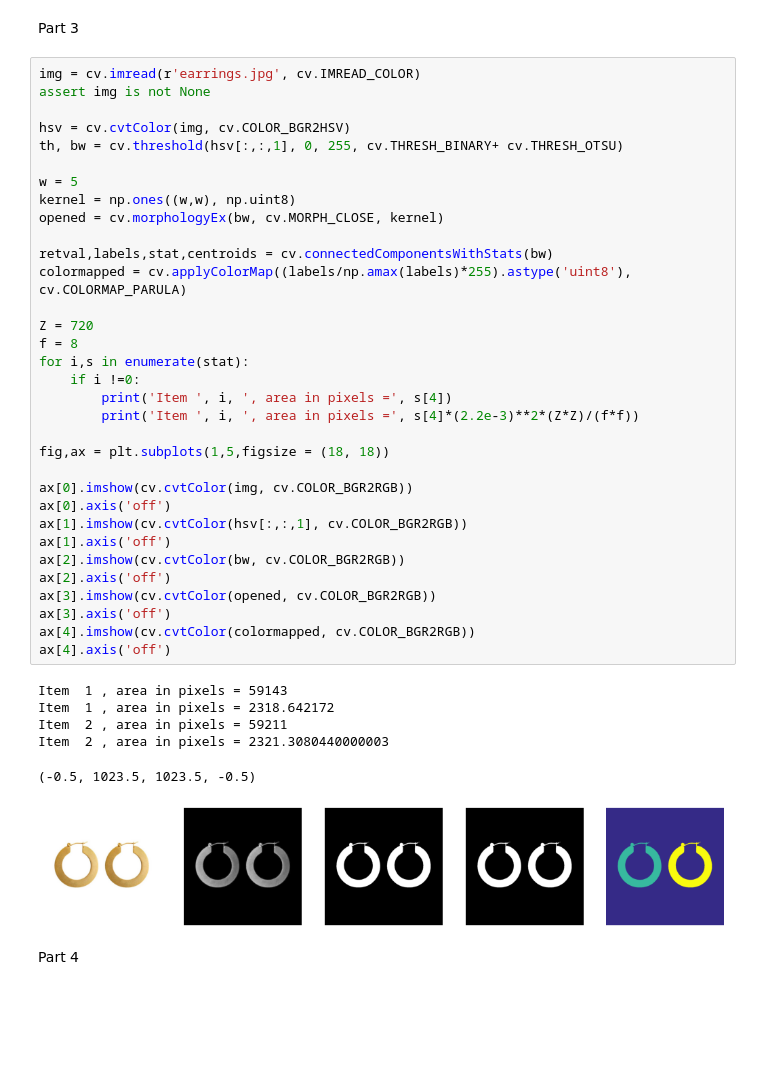
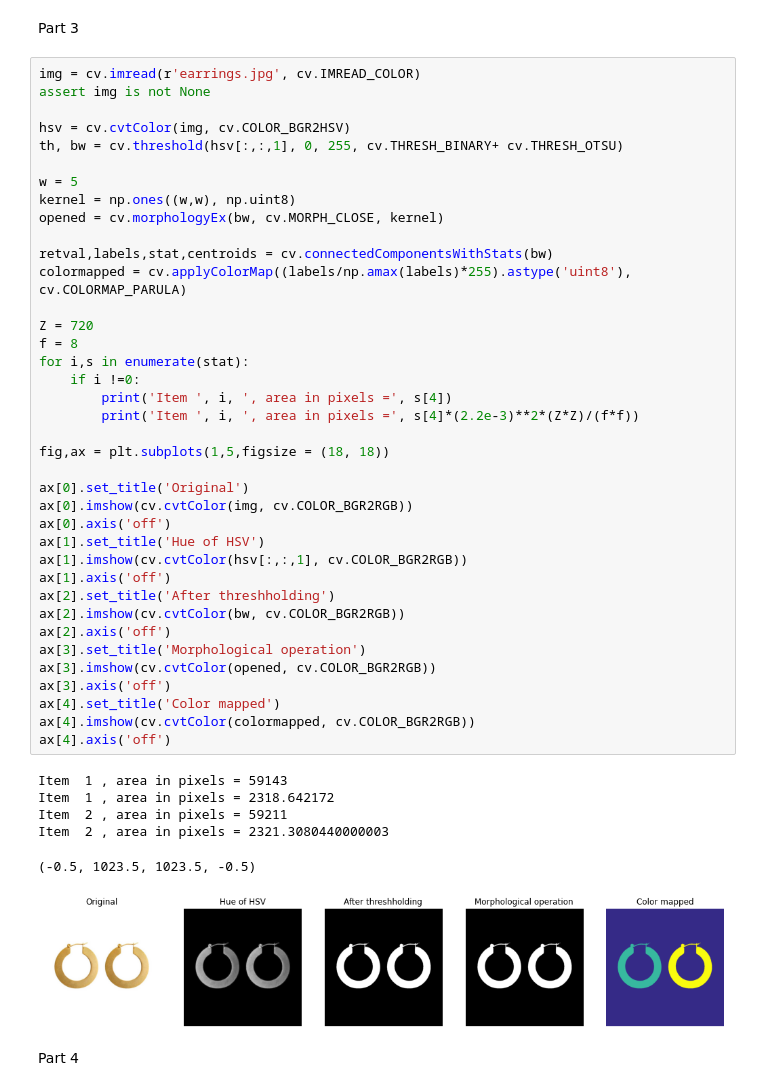
Before and after one commit to SenuriMR/EN2550---Fundamentals-of-Image-Processing-and-Machine-Vision, a Jupyter notebook: Exercise 07/Exercise_07.ipynb, the cells around one changed output. Cells and saved outputs as stored; diff of their text form; blank space fills up the shorter version.

```diff
--- a/Exercise 07/Exercise_07.ipynb
+++ b/Exercise 07/Exercise_07.ipynb
@@ -71,33 +71,38 @@ kernel = np.ones((w,w), np.uint8)
 opened = cv.morphologyEx(bw, cv.MORPH_CLOSE, kernel)
 
 retval,labels,stat,centroids = cv.connectedComponentsWithStats(bw)
 colormapped = cv.applyColorMap((labels/np.amax(labels)*255).astype('uint8'), cv.COLORMAP_PARULA)
 
 Z = 720
 f = 8
 for i,s in enumerate(stat):
     if i !=0:
         print('Item ', i, ', area in pixels =', s[4])
         print('Item ', i, ', area in pixels =', s[4]*(2.2e-3)**2*(Z*Z)/(f*f))
 
 fig,ax = plt.subplots(1,5,figsize = (18, 18))
 
+ax[0].set_title('Original')
 ax[0].imshow(cv.cvtColor(img, cv.COLOR_BGR2RGB))
 ax[0].axis('off')
+ax[1].set_title('Hue of HSV')
 ax[1].imshow(cv.cvtColor(hsv[:,:,1], cv.COLOR_BGR2RGB))
 ax[1].axis('off')
+ax[2].set_title('After threshholding')
 ax[2].imshow(cv.cvtColor(bw, cv.COLOR_BGR2RGB))
 ax[2].axis('off')
+ax[3].set_title('Morphological operation')
 ax[3].imshow(cv.cvtColor(opened, cv.COLOR_BGR2RGB))
 ax[3].axis('off')
+ax[4].set_title('Color mapped')
 ax[4].imshow(cv.cvtColor(colormapped, cv.COLOR_BGR2RGB))
 ax[4].axis('off')
 # %% [output]
 Item  1 , area in pixels = 59143
 Item  1 , area in pixels = 2318.642172
 Item  2 , area in pixels = 59211
 Item  2 , area in pixels = 2321.3080440000003
 (-0.5, 1023.5, 1023.5, -0.5)
-[figure, old version]
+[figure, new version]
 # %% [markdown]
 Part 4
```
Also changed, not shown: parts of 1 cell of this notebook, 24 other files.
